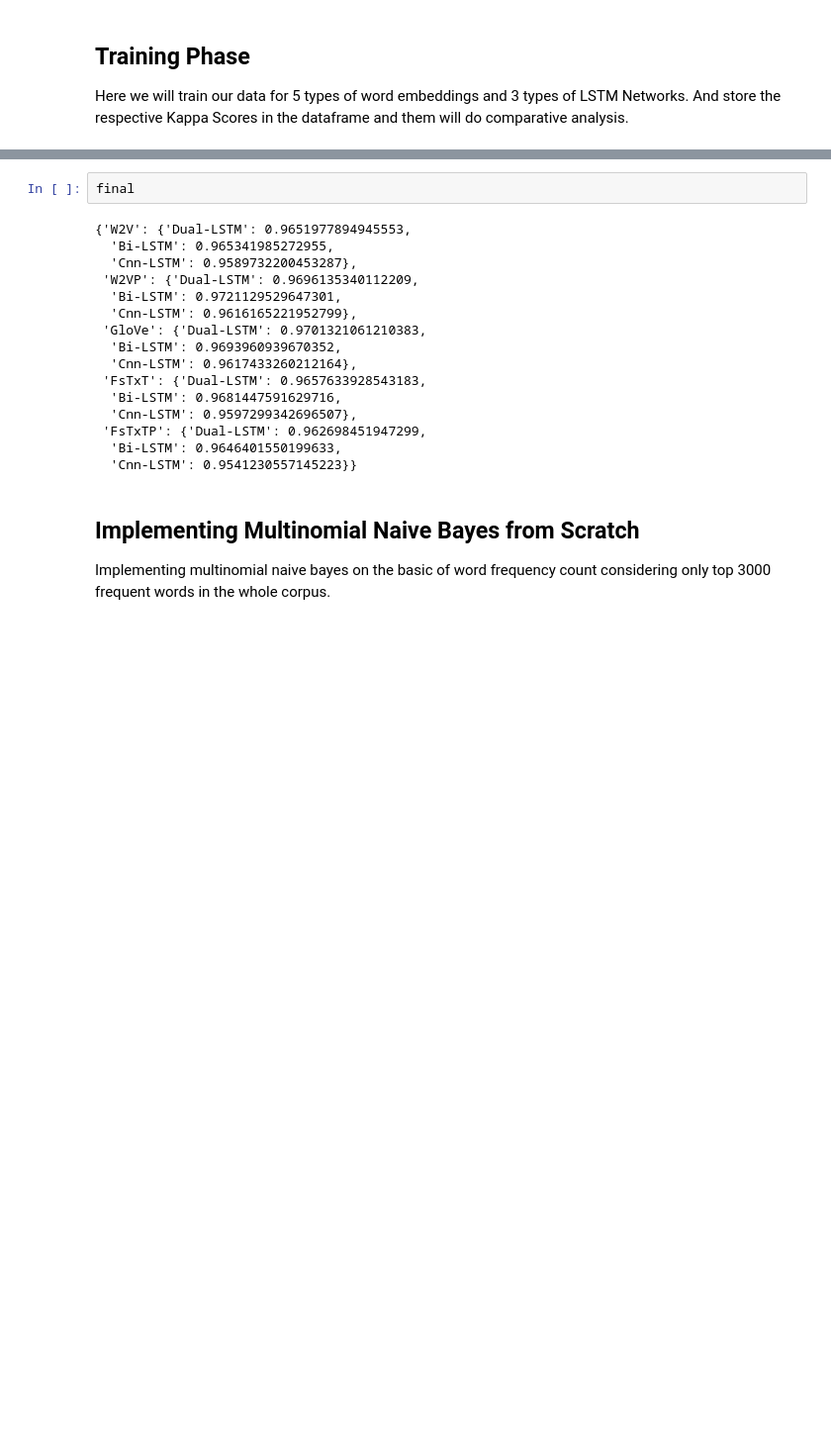
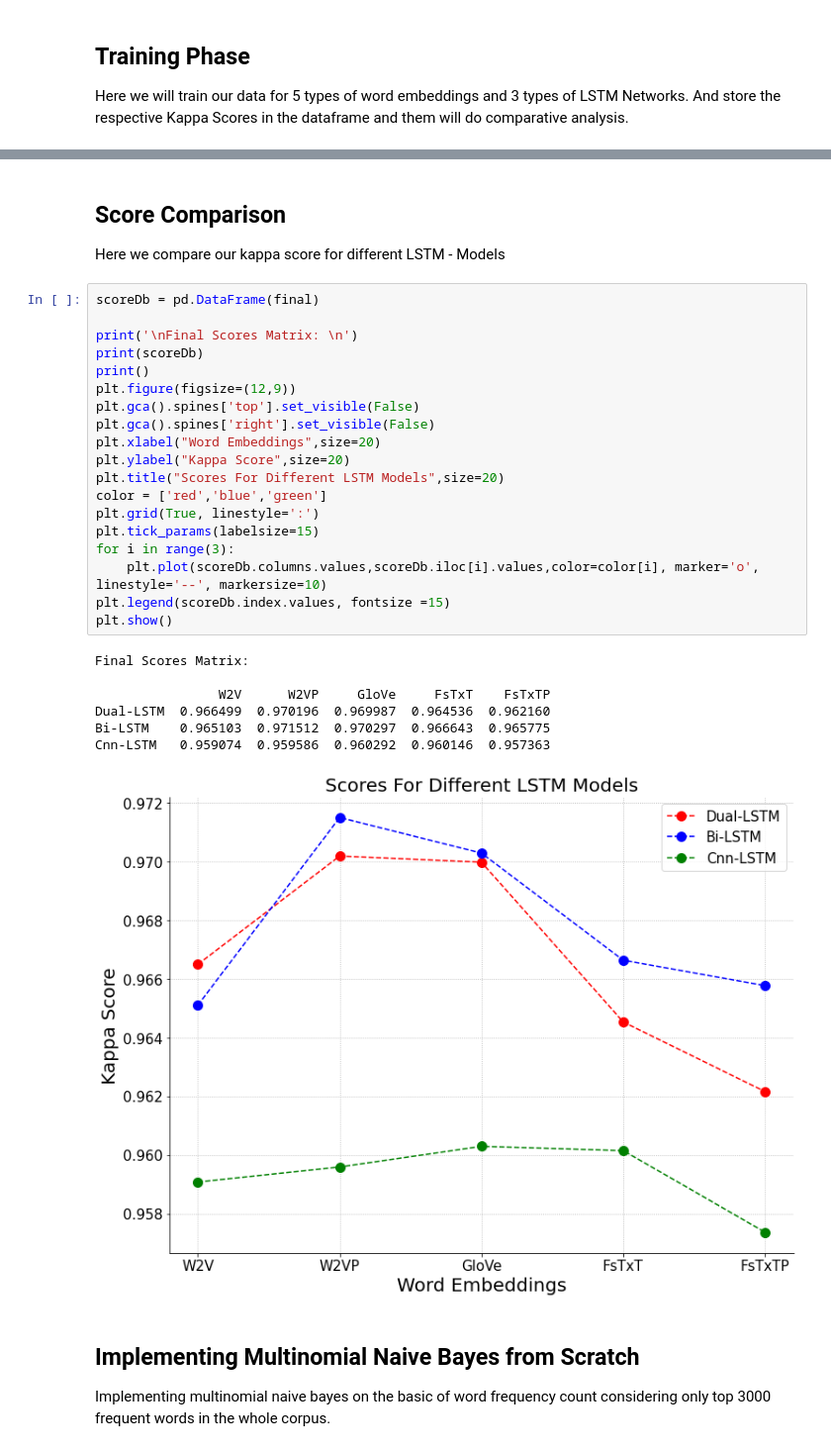
Before and after one commit to axnmol/Automated-Essay-Scoring, a Jupyter notebook: AES_main.ipynb, the cells around one changed output, grey strips where cells are left out. Shown at 99% size. Saved outputs shown, nothing was run; the diff lists cells and outputs as text; blank space fills up the shorter version.

```diff
--- a/AES_main.ipynb
+++ b/AES_main.ipynb
@@ -658,22 +658,34 @@ Epoch 100/100
 ... (19 outputs left out)
-# %%
-final
-# %% [output]
-{'W2V': {'Dual-LSTM': 0.9651977894945553,
-  'Bi-LSTM': 0.965341985272955,
-  'Cnn-LSTM': 0.9589732200453287},
- 'W2VP': {'Dual-LSTM': 0.9696135340112209,
-  'Bi-LSTM': 0.9721129529647301,
-  'Cnn-LSTM': 0.9616165221952799},
- 'GloVe': {'Dual-LSTM': 0.9701321061210383,
-  'Bi-LSTM': 0.9693960939670352,
-  'Cnn-LSTM': 0.9617433260212164},
- 'FsTxT': {'Dual-LSTM': 0.9657633928543183,
-  'Bi-LSTM': 0.9681447591629716,
-  'Cnn-LSTM': 0.9597299342696507},
- 'FsTxTP': {'Dual-LSTM': 0.962698451947299,
-  'Bi-LSTM': 0.9646401550199633,
-  'Cnn-LSTM': 0.9541230557145223}}
+# %% [markdown]
+## Score Comparison
+Here we compare our kappa score for different LSTM - Models
+# %%
+scoreDb = pd.DataFrame(final)
+
+print('\nFinal Scores Matrix: \n')
+print(scoreDb)
+print()
+plt.figure(figsize=(12,9))
+plt.gca().spines['top'].set_visible(False)
+plt.gca().spines['right'].set_visible(False)
+plt.xlabel("Word Embeddings",size=20)
+plt.ylabel("Kappa Score",size=20)
+plt.title("Scores For Different LSTM Models",size=20)
+color = ['red','blue','green']
+plt.grid(True, linestyle=':')
+plt.tick_params(labelsize=15)
+for i in range(3):
+    plt.plot(scoreDb.columns.values,scoreDb.iloc[i].values,color=color[i], marker='o', linestyle='--', markersize=10)
+plt.legend(scoreDb.index.values, fontsize =15)
+plt.show()
+# %% [output]
+Final Scores Matrix:
+
+                W2V      W2VP     GloVe     FsTxT    FsTxTP
+Dual-LSTM  0.966499  0.970196  0.969987  0.964536  0.962160
+Bi-LSTM    0.965103  0.971512  0.970297  0.966643  0.965775
+Cnn-LSTM   0.959074  0.959586  0.960292  0.960146  0.957363
+[figure, added]
 # %% [markdown]
 ## Implementing Multinomial Naive Bayes from Scratch
 Implementing multinomial naive bayes on the basic of word frequency count considering only top 3000 frequent words in the whole corpus.
```
Also changed, not shown: parts of 7 cells of this notebook, 7 other files.
